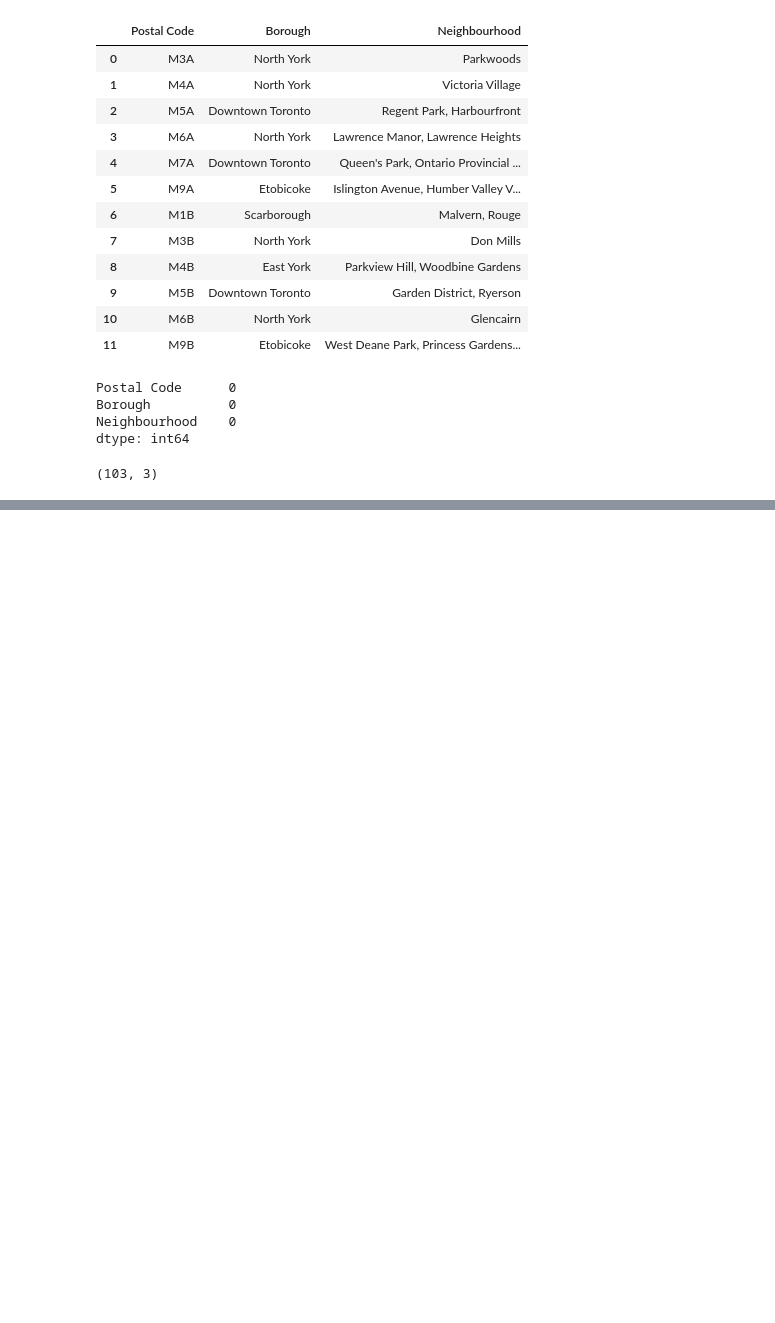
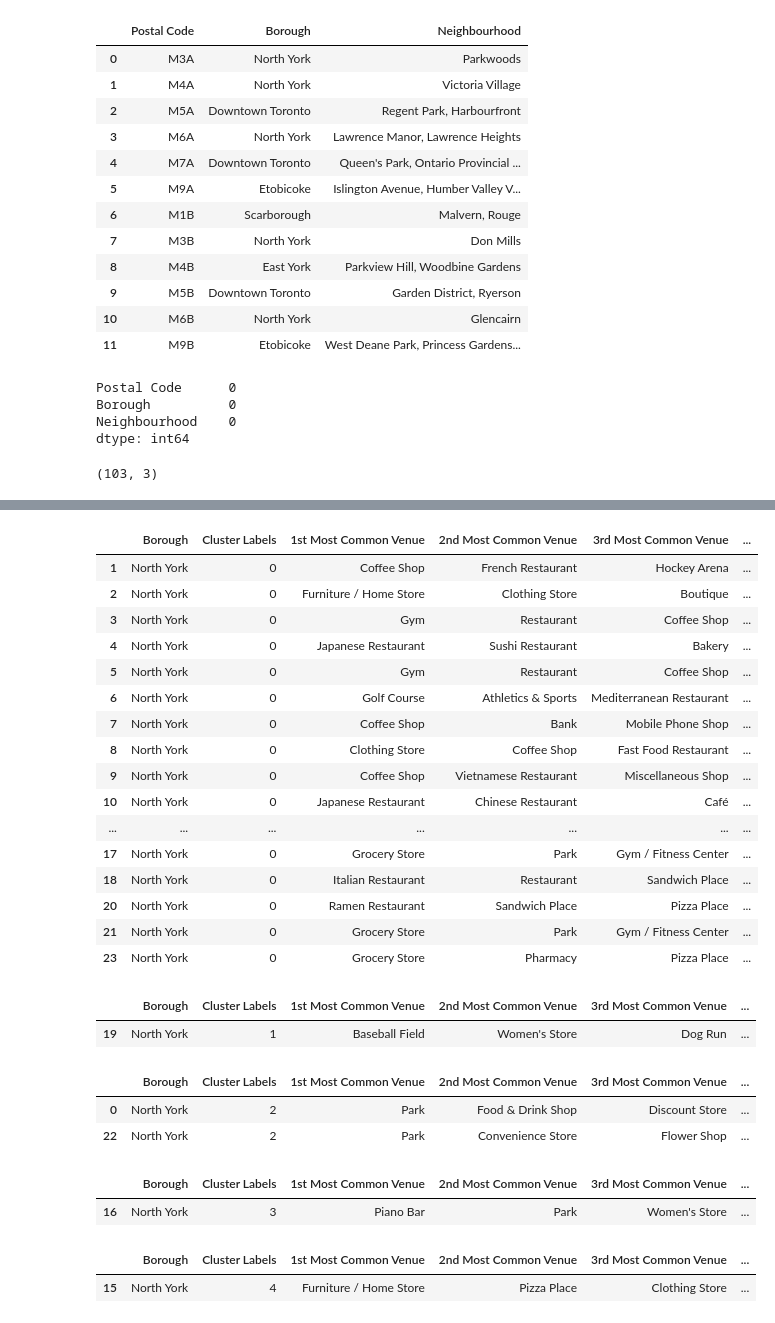
Before and after one commit to ssaurabh5/Coursera_Capstone_IBM_Data_Science_Project, a Jupyter notebook: Segmenting_and_Clustering_Neighborhoods_in_Toronto.ipynb, the cells around one changed output, grey strips where cells are left out. Cells and saved outputs as stored; diff of their text form; code cells hidden in the pictures; blank space fills up the shorter version.

```diff
--- a/Segmenting_and_Clustering_Neighborhoods_in_Toronto.ipynb
+++ b/Segmenting_and_Clustering_Neighborhoods_in_Toronto.ipynb
@@ -65,0 +525,4 @@ df2.shape
+# %%
+northyork_merged.dropna(axis=0,inplace=True)
+# %%
+northyork_merged = northyork_merged.convert_dtypes({'Cluster Labels':'int64'})
@@ -65,0 +558,46 @@ df2.shape
+# %%
+Cluster1=northyork_merged.loc[northyork_merged['Cluster Labels'] == 0, northyork_merged.columns[[1] + list(range(5, northyork_merged.shape[1]))]]
+Cluster1
+# %% [output]
+|  | Borough | Cluster Labels | 1st Most Common Venue | 2nd Most Common Venue | 3rd Most Common Venue | ... |
+| 1 | North York | 0 | Coffee Shop | French Restaurant | Hockey Arena | ... |
+| 2 | North York | 0 | Furniture / Home Store | Clothing Store | Boutique | ... |
+| 3 | North York | 0 | Gym | Restaurant | Coffee Shop | ... |
+| 4 | North York | 0 | Japanese Restaurant | Sushi Restaurant | Bakery | ... |
+| 5 | North York | 0 | Gym | Restaurant | Coffee Shop | ... |
+| 6 | North York | 0 | Golf Course | Athletics & Sports | Mediterranean Restaurant | ... |
+| 7 | North York | 0 | Coffee Shop | Bank | Mobile Phone Shop | ... |
+| 8 | North York | 0 | Clothing Store | Coffee Shop | Fast Food Restaurant | ... |
+| 9 | North York | 0 | Coffee Shop | Vietnamese Restaurant | Miscellaneous Shop | ... |
+| 10 | North York | 0 | Japanese Restaurant | Chinese Restaurant | Café | ... |
+| ... | ... | ... | ... | ... | ... | ... |
+| 17 | North York | 0 | Grocery Store | Park | Gym / Fitness Center | ... |
+| 18 | North York | 0 | Italian Restaurant | Restaurant | Sandwich Place | ... |
+| 20 | North York | 0 | Ramen Restaurant | Sandwich Place | Pizza Place | ... |
+| 21 | North York | 0 | Grocery Store | Park | Gym / Fitness Center | ... |
+| 23 | North York | 0 | Grocery Store | Pharmacy | Pizza Place | ... |
+# %%
+Cluster2 = northyork_merged.loc[northyork_merged['Cluster Labels'] == 1, northyork_merged.columns[[1] + list(range(5, northyork_merged.shape[1]))]]
+Cluster2
+# %% [output]
+|  | Borough | Cluster Labels | 1st Most Common Venue | 2nd Most Common Venue | 3rd Most Common Venue | ... |
+| 19 | North York | 1 | Baseball Field | Women's Store | Dog Run | ... |
+# %%
+Cluster3 = northyork_merged.loc[northyork_merged['Cluster Labels'] == 2, northyork_merged.columns[[1] + list(range(5, northyork_merged.shape[1]))]]
+Cluster3
+# %% [output]
+|  | Borough | Cluster Labels | 1st Most Common Venue | 2nd Most Common Venue | 3rd Most Common Venue | ... |
+| 0 | North York | 2 | Park | Food & Drink Shop | Discount Store | ... |
+| 22 | North York | 2 | Park | Convenience Store | Flower Shop | ... |
+# %%
+Cluster4 = northyork_merged.loc[northyork_merged['Cluster Labels'] == 3, northyork_merged.columns[[1] + list(range(5, northyork_merged.shape[1]))]]
+Cluster4
+# %% [output]
+|  | Borough | Cluster Labels | 1st Most Common Venue | 2nd Most Common Venue | 3rd Most Common Venue | ... |
+| 16 | North York | 3 | Piano Bar | Park | Women's Store | ... |
+# %%
+Cluster5 = northyork_merged.loc[northyork_merged['Cluster Labels'] == 4, northyork_merged.columns[[1] + list(range(5, northyork_merged.shape[1]))]]
+Cluster5
+# %% [output]
+|  | Borough | Cluster Labels | 1st Most Common Venue | 2nd Most Common Venue | 3rd Most Common Venue | ... |
+| 15 | North York | 4 | Furniture / Home Store | Pizza Place | Clothing Store | ... |
```
Also changed, not shown: parts of 34 cells of this notebook.
